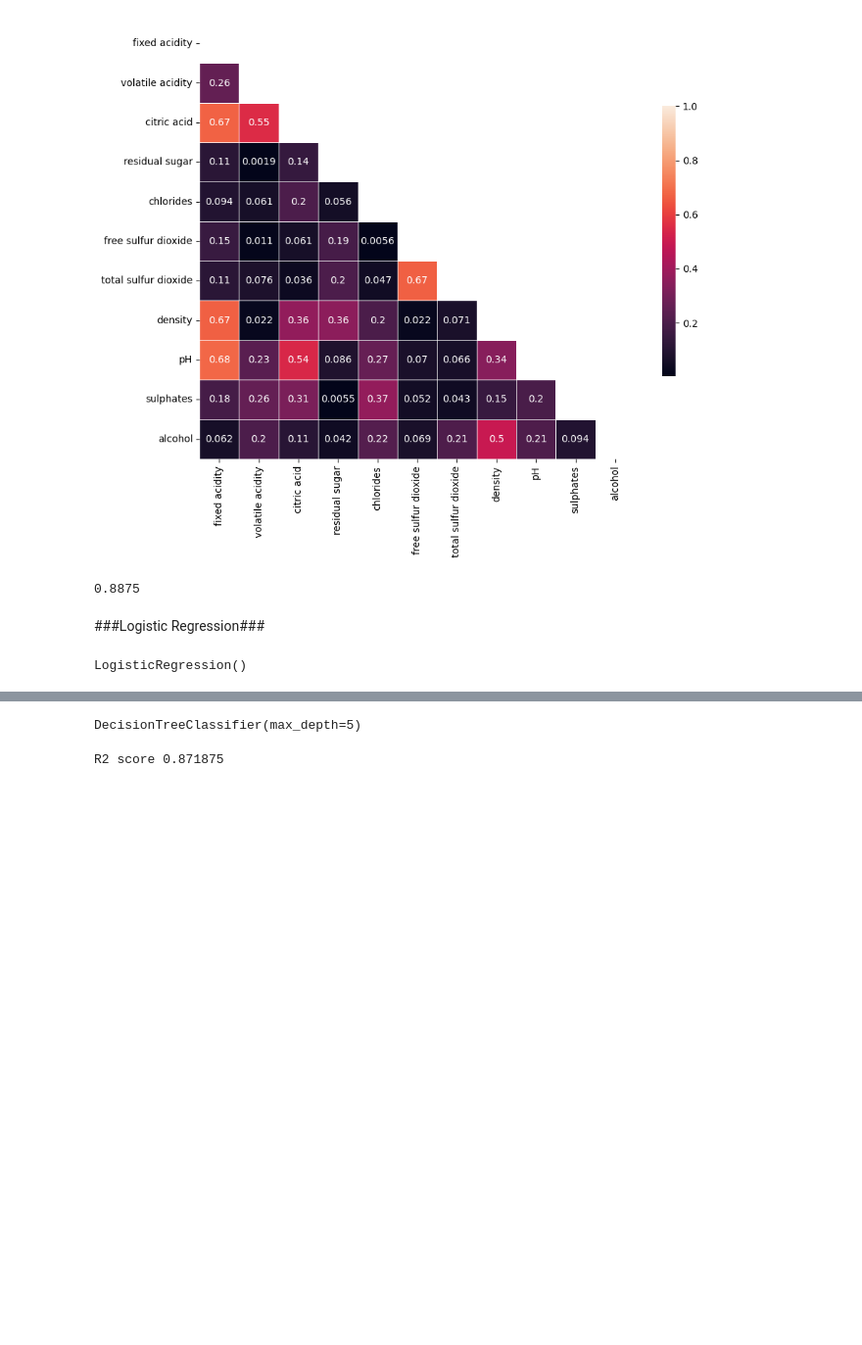
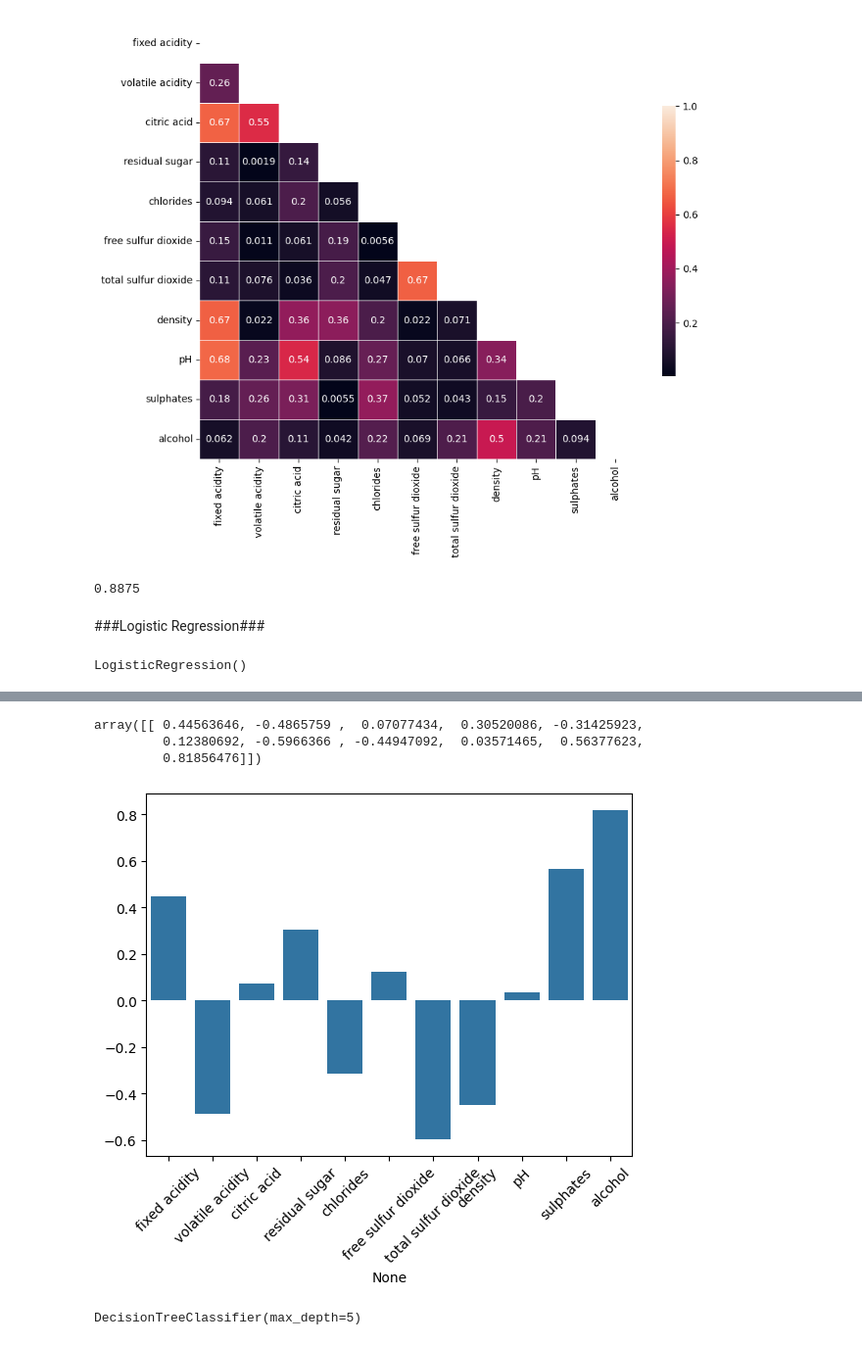
Before and after one commit to mrtimN/rewine, a Jupyter notebook: WINE.ipynb, the cells around one changed output, grey strips where cells are left out. Shown: that part at 98% size. Drawn from its saved outputs; the diff is of its cells as text; code cells hidden in the pictures; blank space fills up the shorter version.

Commit message:
Added plots, added ensembles

```diff
--- a/WINE.ipynb
+++ b/WINE.ipynb
@@ -293,3 +151,16 @@ log_reg.score(X_test, y_test)
+# %%
+log_reg.coef_
+# %% [output]
+array([[ 0.44563646, -0.4865759 ,  0.07077434,  0.30520086, -0.31425923,
+         0.12380692, -0.5966366 , -0.44947092,  0.03571465,  0.56377623,
+         0.81856476]])
+# %%
+sns.barplot(x=X_train.columns, y=log_reg.coef_[0])
+import matplotlib.pyplot as plt
+plt.xticks(rotation=45)
+plt.savefig('data/coefficiency_barplot.png', transparent=True)
+# %% [output]
+[figure, added]
 # %%
 tree = DecisionTreeClassifier(max_depth=5)
 # %%
@@ -298,12 +169,6 @@ tree.fit(X_train_norm, y_train)
 DecisionTreeClassifier(max_depth=5)
 # %%
 pred = tree.predict(X_test_norm)
-
-#print("MAE", mean_absolute_error(pred, y_test))
-#print("RMSE", mean_squared_error(pred, y_test, squared=False))
-print("R2 score", tree.score(X_test_norm, y_test))
-# %% [output]
-R2 score 0.871875
 # %%
 from sklearn.tree import plot_tree
 import matplotlib.pyplot as plt
```
Also changed, not shown: parts of 31 cells of this notebook, 2 other files.
